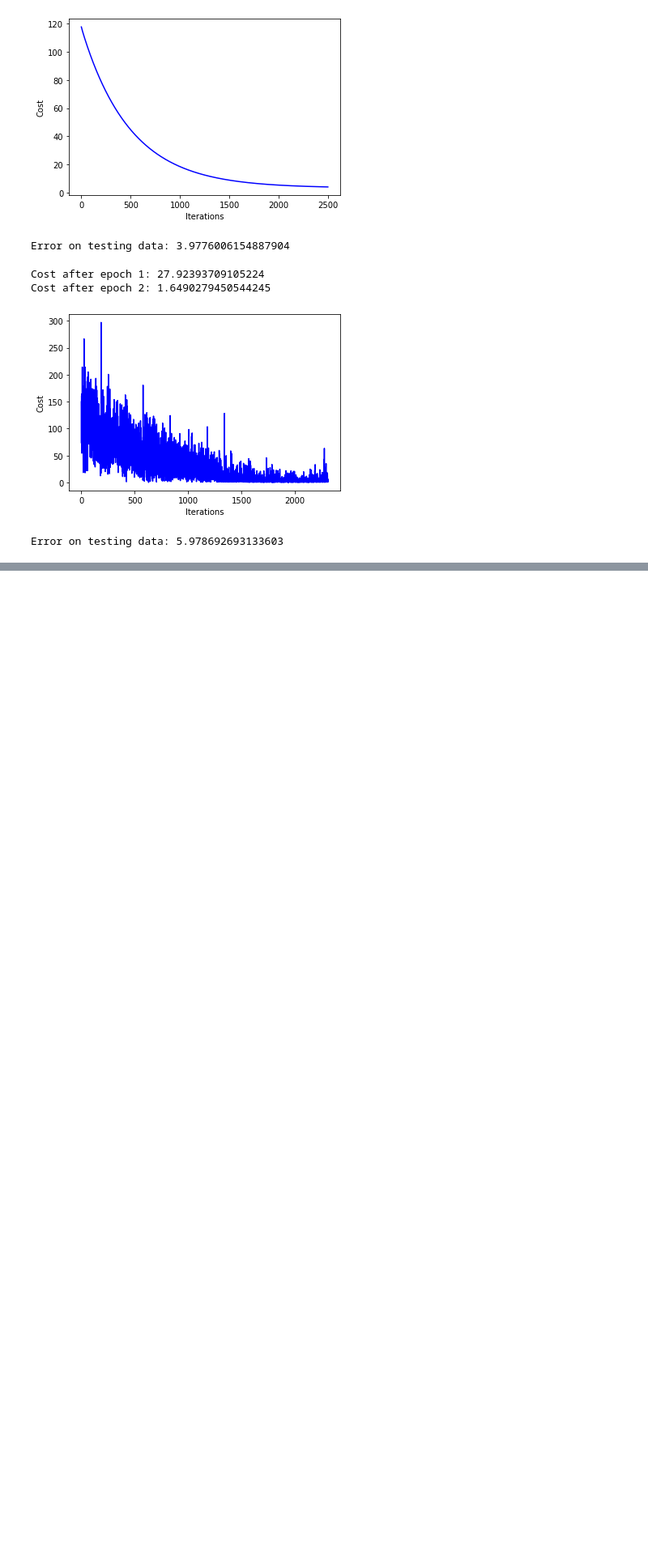
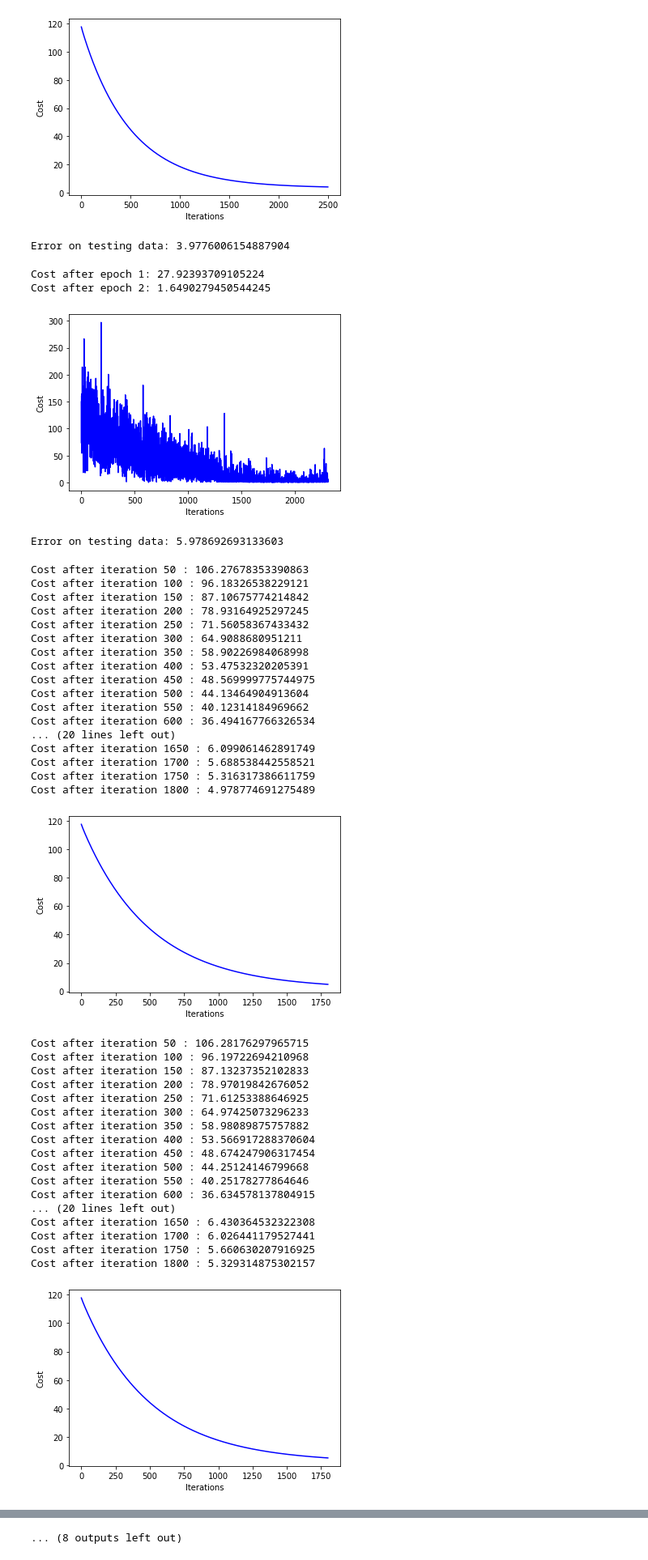
Before and after one commit to CyberKnight1803/FoDS_Assigments, a Jupyter notebook: Assignment-1/model.ipynb, the cells around one changed output, grey strips where cells are left out. Shown at 81% size. Cells and saved outputs as stored; diff of their text form; code cells hidden in the pictures; blank space fills up the shorter version.

Commit message:
ERMS plot

```diff
--- a/Assignment-1/model.ipynb
+++ b/Assignment-1/model.ipynb
@@ -665,3 +650,60 @@ test_mse = pr.evaluate(X_test, y_test)
 print(f"Error on testing data: {test_mse}")
 # %% [output]
 Error on testing data: 5.978692693133603
+# %%
+gammas = np.array([0.01, 0.15, 0.36, 0.5, 0.67, 0.75, 0.85, 0.9, 0.99])
+ERMS = []
+ERMS_test = []
+
+degree=9
+X_new = polynomialFeatures(X, degree=degree)
+X_train, X_test, y_train, y_test = train_test_split(X_new, y, 42)
+X_train, X_test = standardize(X_train, X_test)
+
+for i in range(gammas.size):
+    pr = PolynomialRegression(X_train.shape[0], degree=9, learning_rate=0.001, epochs=1800, regularizer='L2', gamma=gammas[i])
+    pr.train(X_train, y_train)
+
+    test_mse = pr.evaluate(X_test, y_test)
+    ERMS_test.append(np.sqrt(2 * test_mse / X_test.shape[1]))
+    ERMS.append(np.sqrt(2 * pr.costs[-1] / X_train.shape[1]))
+
+plt.plot(np.log(gammas), ERMS)
+plt.plot(np.log(gammas), ERMS_test)
+# %% [output]
+Cost after iteration 50 : 106.27678353390863
+Cost after iteration 100 : 96.18326538229121
+Cost after iteration 150 : 87.10675774214842
+Cost after iteration 200 : 78.93164925297245
+Cost after iteration 250 : 71.56058367433432
+Cost after iteration 300 : 64.9088680951211
+Cost after iteration 350 : 58.90226984068998
+Cost after iteration 400 : 53.47532320205391
+Cost after iteration 450 : 48.569999775744975
+Cost after iteration 500 : 44.13464904913604
+Cost after iteration 550 : 40.12314184969662
+Cost after iteration 600 : 36.494167766326534
+... (20 lines left out)
+Cost after iteration 1650 : 6.099061462891749
+Cost after iteration 1700 : 5.688538442558521
+Cost after iteration 1750 : 5.316317386611759
+Cost after iteration 1800 : 4.978774691275489
+[figure, added]
+Cost after iteration 50 : 106.28176297965715
+Cost after iteration 100 : 96.19722694210968
+Cost after iteration 150 : 87.13237352102833
+Cost after iteration 200 : 78.97019842676052
+Cost after iteration 250 : 71.61253388646925
+Cost after iteration 300 : 64.97425073296233
+Cost after iteration 350 : 58.98089875757882
+Cost after iteration 400 : 53.566917288370604
+Cost after iteration 450 : 48.674247906317454
+Cost after iteration 500 : 44.25124146799668
+Cost after iteration 550 : 40.25178277864646
+Cost after iteration 600 : 36.634578137804915
+... (20 lines left out)
+Cost after iteration 1650 : 6.430364532322308
+Cost after iteration 1700 : 6.026441179527441
+Cost after iteration 1750 : 5.660630207916925
+Cost after iteration 1800 : 5.329314875302157
+[figure, added]
@@ -667,0 +782 @@ Error on testing data: 5.978692693133603
+... (8 outputs left out)
```
Also changed, not shown: parts of 2 cells of this notebook.
